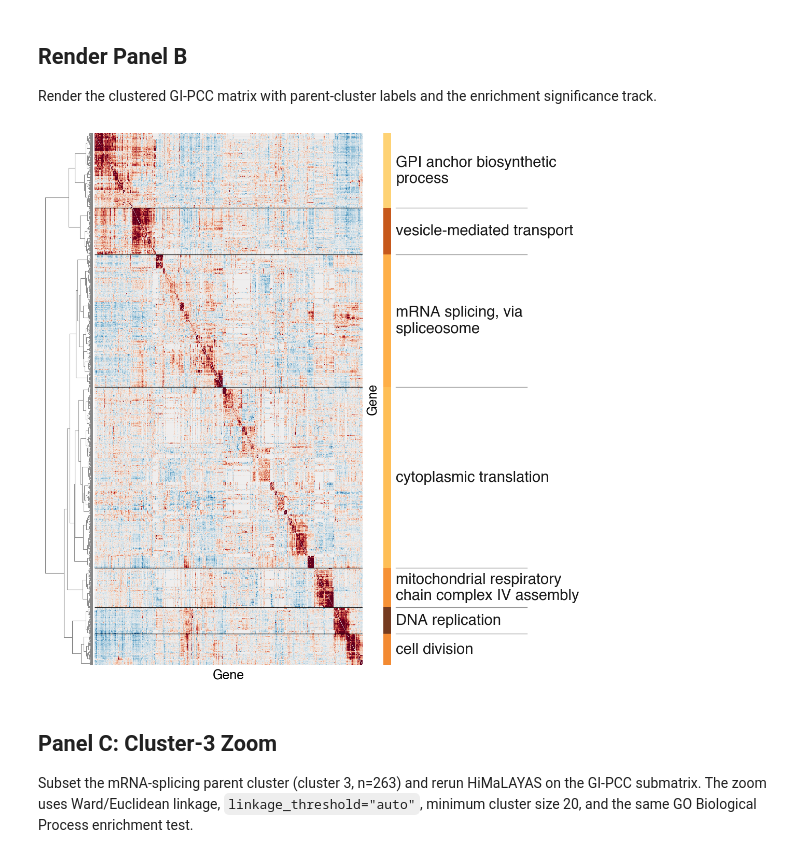
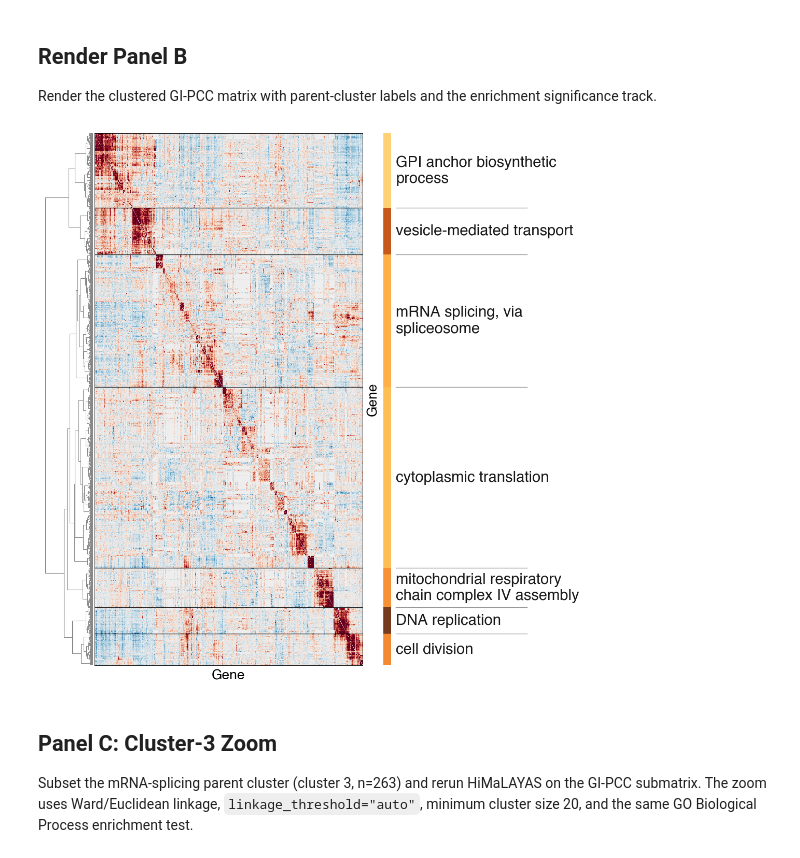
Before and after one commit to himalayas-base/himalayas-publication, a Jupyter notebook: fig_1.ipynb, the cells around one changed output. Drawn from its saved outputs; the diff is of its cells as text; code cells hidden in the pictures.

```diff
--- a/fig_1.ipynb
+++ b/fig_1.ipynb
@@ -189,19 +189,22 @@ plotter = (
         color="#888888",
         linewidth=0.75,
     )
+    .set_figure(
+        figsize=(11, 13),
+        subplots_adjust={"left": 0.15, "right": 0.62, "bottom": 0.16, "top": 0.95},
+    )
     .plot_matrix(
         cmap="RdBu_r",
         center=0,
         vmin=-vlim,
         vmax=vlim,
-        outer_lw=0,
-        figsize=(11, 13),
-        subplots_adjust={"left": 0.15, "right": 0.62, "bottom": 0.16, "top": 0.95},
+        outer_lw=0.6,
+        outer_color=LABEL_COLOR,
     )
     .plot_matrix_axis_labels(
         xlabel="Gene",
         ylabel="Gene",
-        fontsize=18,
+        fontsize=19,
         font=FONT,
         fontweight="normal",
         color=LABEL_COLOR,
@@ -227,34 +230,34 @@ plotter = (
         # Keep Panel B labels term-only for readability.
         label_fields=("label",),
         omit_words=(),
         boundary_color=LABEL_COLOR,
         boundary_lw=1,
         boundary_alpha=0.8,
         label_sep_xmin=None,
         label_sep_xmax=0.8,
         label_sep_color=LABEL_COLOR,
         label_sep_lw=1,
         label_sep_alpha=0.4,
     )
     .plot_cluster_bar(
         norm=Normalize(0, 30),
         name="sigbar",
         title="Enrichment",
         width=0.04,
         left_pad=0.07,
         right_pad=0.01,
     )
 )
 
 plotter.save(
     PNG_DIR / "panel_b_yeast_gi_similarity_matrix.png",
     dpi=300,
     bbox_inches="tight",
     pad_inches=0.02,
 )
 plotter.show()
 # %% [output]
-[figure, old version]
+[figure, new version]
 # %% [markdown]
 ## Panel C: Cluster-3 Zoom
 
```
Also changed, not shown: parts of 2 cells of this notebook.
